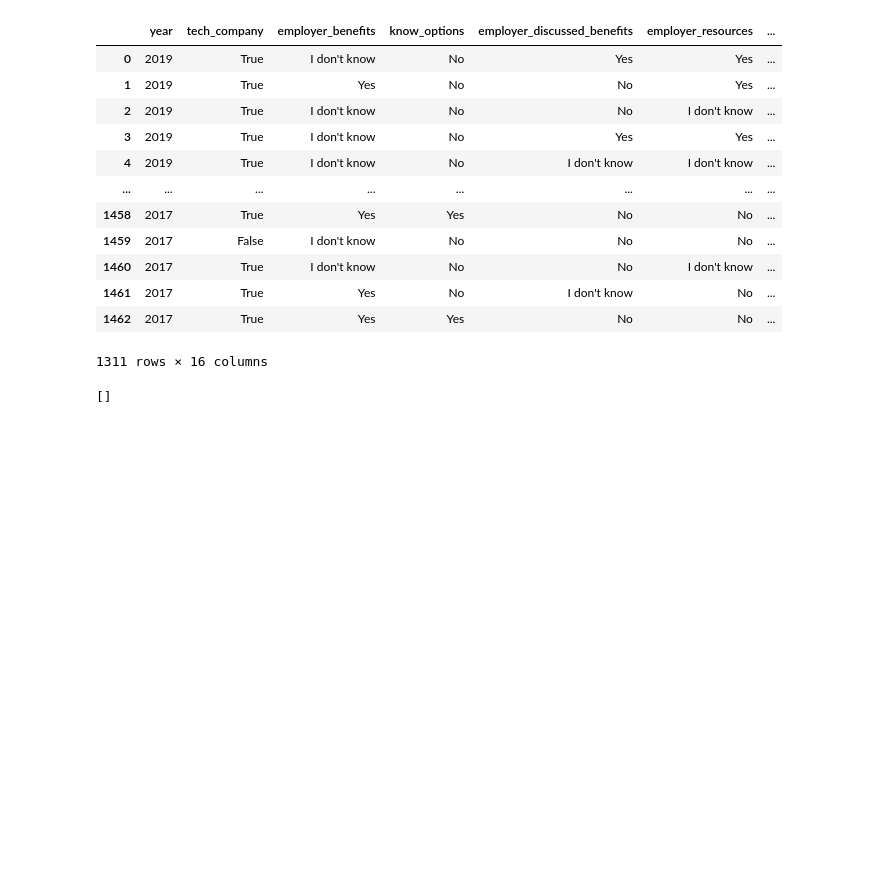
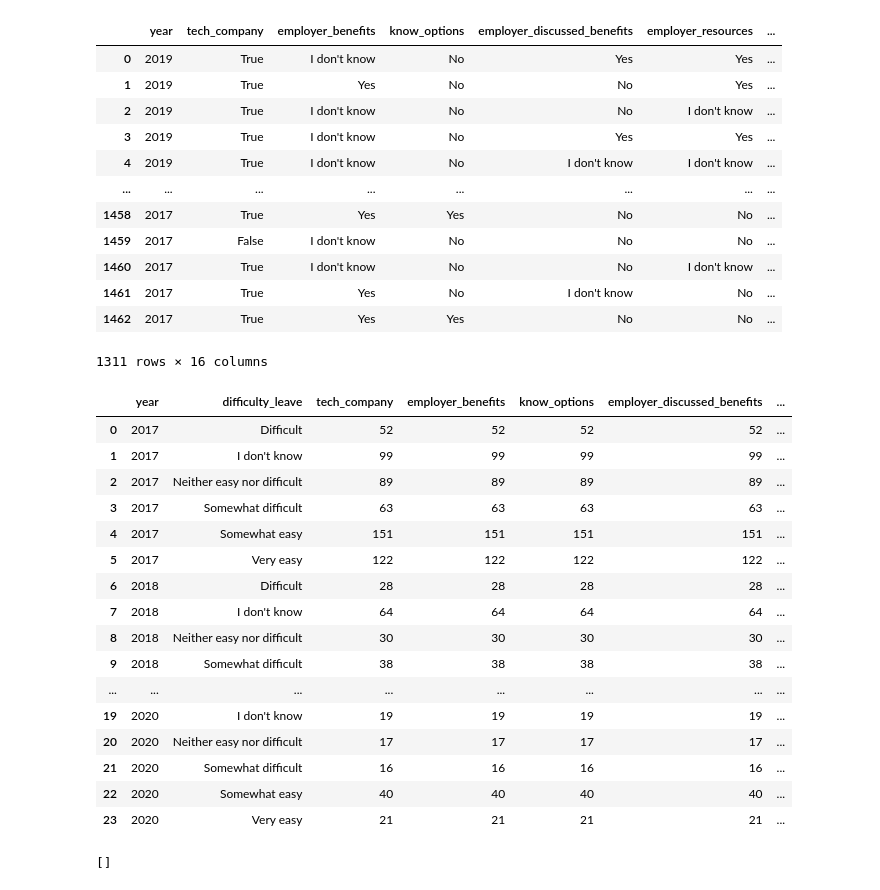
Before and after one commit to ryanfearon/project2-draft, a Jupyter notebook: MentalHealthDataProject/Merging.ipynb, the cells around one changed output. Cells and saved outputs as stored; diff of their text form; code cells hidden in the pictures; blank space fills up the shorter version.

```diff
--- a/MentalHealthDataProject/Merging.ipynb
+++ b/MentalHealthDataProject/Merging.ipynb
@@ -28,6 +28,29 @@ final_df
 | 1461 | 2017 | True | Yes | No | I don't know | No | ... |
 | 1462 | 2017 | True | Yes | Yes | No | No | ... |
 1311 rows × 16 columns
+# %%
+age_average = final_df.groupby("year")["age"].mean().reset_index()
+age_average
+age_difficulty = final_df.groupby(["year","difficulty_leave"]).count().reset_index()
+age_difficulty
+# %% [output]
+|  | year | difficulty_leave | tech_company | employer_benefits | know_options | employer_discussed_benefits | ... |
+| 0 | 2017 | Difficult | 52 | 52 | 52 | 52 | ... |
+| 1 | 2017 | I don't know | 99 | 99 | 99 | 99 | ... |
+| 2 | 2017 | Neither easy nor difficult | 89 | 89 | 89 | 89 | ... |
+| 3 | 2017 | Somewhat difficult | 63 | 63 | 63 | 63 | ... |
+| 4 | 2017 | Somewhat easy | 151 | 151 | 151 | 151 | ... |
+| 5 | 2017 | Very easy | 122 | 122 | 122 | 122 | ... |
+| 6 | 2018 | Difficult | 28 | 28 | 28 | 28 | ... |
+| 7 | 2018 | I don't know | 64 | 64 | 64 | 64 | ... |
+| 8 | 2018 | Neither easy nor difficult | 30 | 30 | 30 | 30 | ... |
+| 9 | 2018 | Somewhat difficult | 38 | 38 | 38 | 38 | ... |
+| ... | ... | ... | ... | ... | ... | ... | ... |
+| 19 | 2020 | I don't know | 19 | 19 | 19 | 19 | ... |
+| 20 | 2020 | Neither easy nor difficult | 17 | 17 | 17 | 17 | ... |
+| 21 | 2020 | Somewhat difficult | 16 | 16 | 16 | 16 | ... |
+| 22 | 2020 | Somewhat easy | 40 | 40 | 40 | 40 | ... |
+| 23 | 2020 | Very easy | 21 | 21 | 21 | 21 | ... |
 # %%
 # Create database connection
 # change the owner name, password and port number based on your local situation
```
